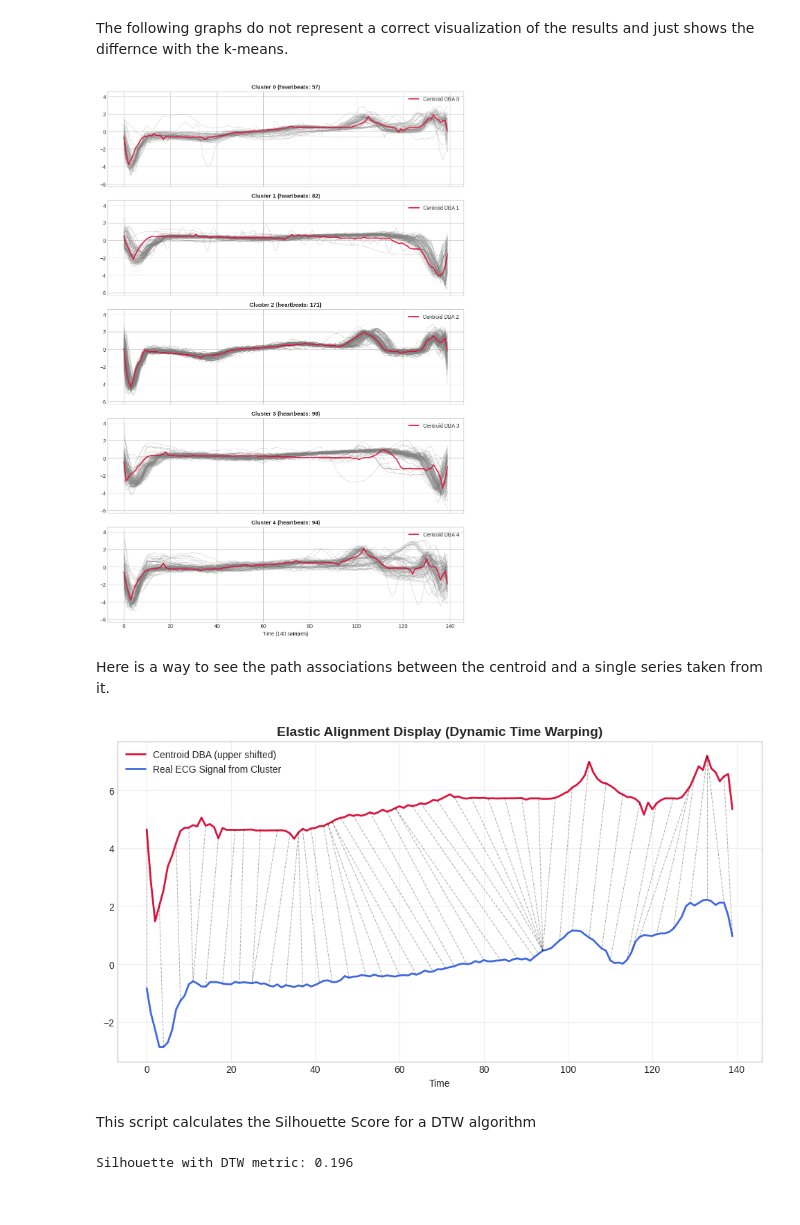
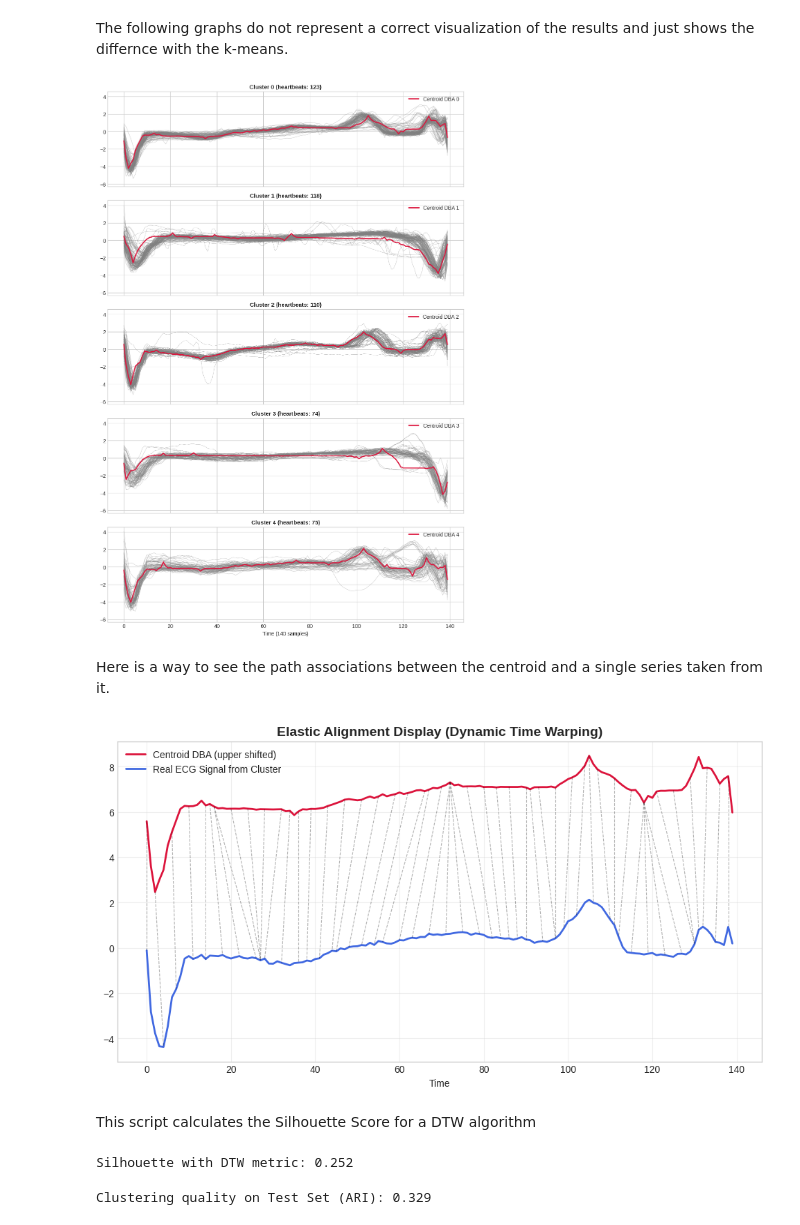
Before and after one commit to Maurizio19hub/ECG_ML, a Jupyter notebook: heartbeat.ipynb, the cells around one changed output. Saved outputs shown, nothing was run; the diff lists cells and outputs as text; code cells hidden in the pictures.

```diff
--- a/heartbeat.ipynb
+++ b/heartbeat.ipynb
@@ -124,7 +143,7 @@ def dba_update_custom(cluster_points, old_representative):
     centroid_count = np.zeros(L)
 
     for point in cluster_points:
-        _, path = fastdtw(old_representative, point, dist=lambda x, y: abs(x - y))
+        _, path = fastdtw(old_representative, point, dist=lambda x, y: (x - y)**2)
         for t_old_centroid, t_point in path:
             centroid_sum[t_old_centroid] += point[t_point]
             centroid_count[t_old_centroid] += 1
@@ -140,7 +159,7 @@ for iteration in range(max_iter):
     for i in range(N):
         distances = []
         for k in range(K):
-            dist, _ = fastdtw(x_train[i], representatives[k], dist=lambda x, y: abs(x - y))
+            dist, _ = fastdtw(x_train[i], representatives[k], dist=lambda x, y: (x - y)**2)
             distances.append(dist)
         new_labels[i] = np.argmin(distances)
 
@@ -185,40 +204,40 @@ axes[-1].set_xlabel('Time (140 samples)')
 plt.tight_layout()
 plt.show()
 # %% [output]
-[figure, old version]
+[figure, new version]
 # %% [markdown]
 Here is a way to see the path associations between the centroid and a single series taken from it.
 # %%
 # we take just the first cluster and the first signal of teh cluster
 target_cluster = 0
 signals_cluster = x_train[labels == target_cluster]
 
 if len(signals_cluster) > 0:
     segnale_esempio = signals_cluster[0]
     centroide_esempio = representatives[target_cluster]
 
-    _, path = fastdtw(centroide_esempio, segnale_esempio, dist=lambda x, y: abs(x - y))
+    _, path = fastdtw(centroide_esempio, segnale_esempio, dist=lambda x, y: (x - y)**2)
 
     plt.figure(figsize=(12, 6))
 
     offset = np.max(centroide_esempio) - np.min(segnale_esempio) + 0.5
 
     plt.plot(centroide_esempio + offset, color='crimson', linewidth=2, label='Centroid DBA (upper shifted)')
     plt.plot(segnale_esempio, color='royalblue', linewidth=2, label='Real ECG Signal from Cluster')
 
     for t_bary, t_sig in path[::4]:
         plt.plot([t_bary, t_sig], [centroide_esempio[t_bary] + offset, segnale_esempio[t_sig]],
                  color='black', linestyle='--', alpha=0.3, linewidth=0.8)
 
     plt.title("Elastic Alignment Display (Dynamic Time Warping)", fontsize=14, fontweight='bold')
     plt.xlabel("Time")
     plt.legend(loc='upper left')
     plt.grid(True, alpha=0.3)
     plt.show()
 else:
     print(f"The cluster {target_cluster} is empty.")
 # %% [output]
-[figure, old version]
+[figure, new version]
 # %% [markdown]
 This script calculates the Silhouette Score for a DTW algorithm
 # %%
@@ -231,13 +250,28 @@ labels_eval = labels[:n_eval]
 dtw_dist_matrix = np.zeros((n_eval, n_eval))
 for i in range(n_eval):
     for j in range(i+1, n_eval):
-        d, _ = fastdtw(X_eval[i].ravel(), X_eval[j].ravel(), dist=lambda x, y: abs(x - y))
+        d, _ = fastdtw(X_eval[i].ravel(), X_eval[j].ravel(), dist=lambda x, y: (x - y)**2)
         dtw_dist_matrix[i, j] = d
         dtw_dist_matrix[j, i] = d
 
 true_dtw_silhouette = silhouette_score(dtw_dist_matrix, labels_eval, metric='precomputed')
 print(f"Silhouette with DTW metric: {true_dtw_silhouette:.3f}")
 # %% [output]
-Silhouette with DTW metric: 0.196
+Silhouette with DTW metric: 0.252
+# %%
+def dtw_testing():
+    test_labels = np.zeros(x_test.shape[0], dtype=int)
+    for i in range(x_test.shape[0]):
+        distances = []
+        for k in range(K):
+            dist, _ = fastdtw(x_test[i], representatives[k], dist=lambda x, y: (x - y)**2)
+            distances.append(dist)
+        test_labels[i] = np.argmin(distances)
+    return test_labels
+
+ari_score = adjusted_rand_score(y_test, dtw_testing())
+print(f"Clustering quality on Test Set (ARI): {ari_score:.3f}")
+# %% [output]
+Clustering quality on Test Set (ARI): 0.329
 # %%
 
```
Also changed, not shown: parts of 4 cells of this notebook, 3 other files.
